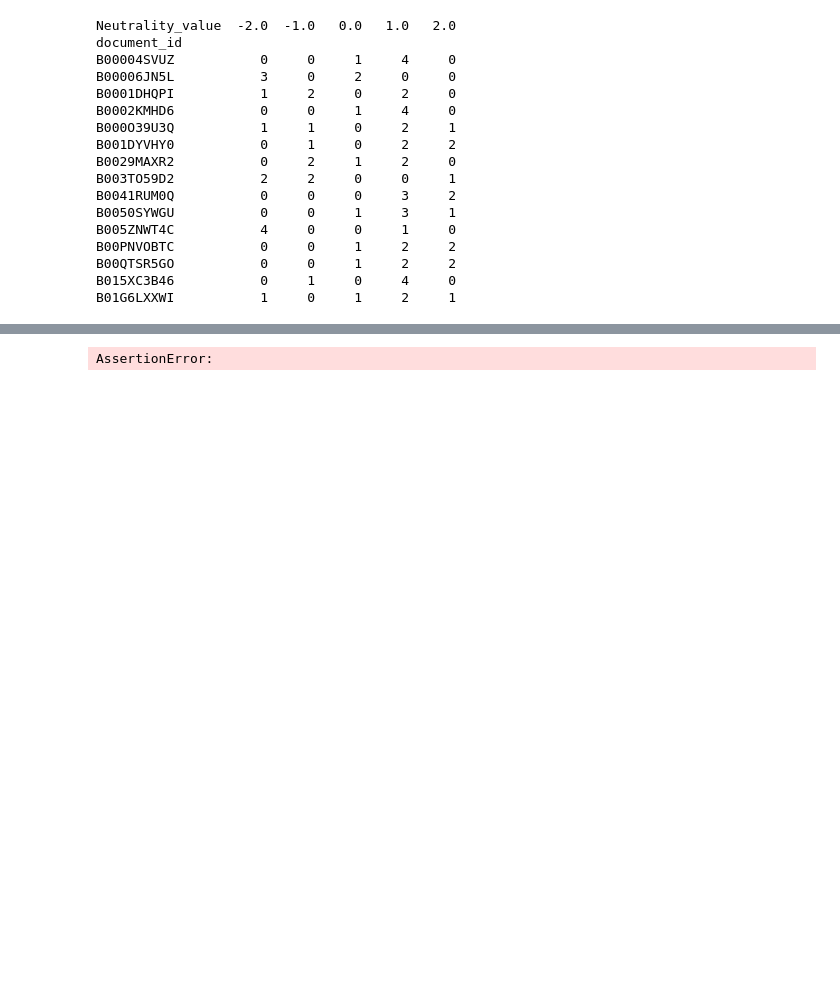
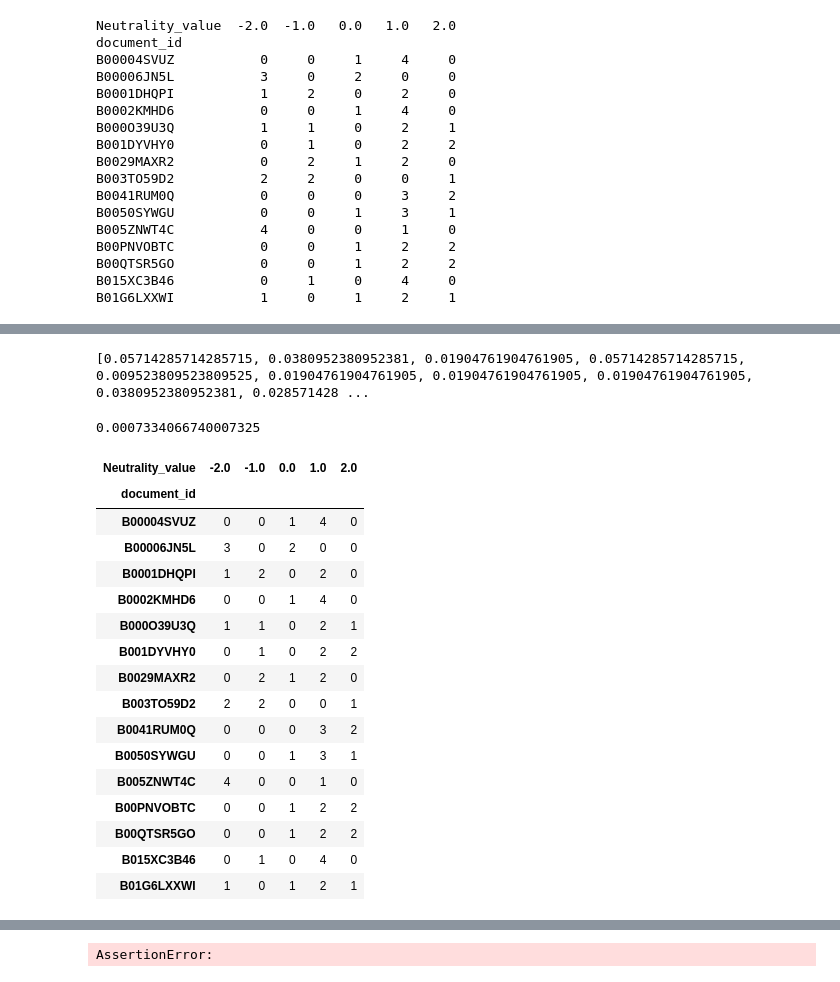
Before and after one commit to gianluca-fava/Project_Crowd_Source, a Jupyter notebook: Analysis.ipynb, the cells around one changed output, grey strips where cells are left out. Saved outputs shown, nothing was run; the diff lists cells and outputs as text; code cells hidden in the pictures; blank space fills up the shorter version.

```diff
--- a/Analysis.ipynb
+++ b/Analysis.ipynb
@@ -173,6 +266,11 @@ df_selected.columns.name = None
 pivot_table = pd.pivot_table(df_selected, index='document_id', columns='Neutrality_value', aggfunc='size', fill_value=0)
 
 print(pivot_table)
+
+pivot_table = pd.DataFrame(pivot_table)
+
+#[6, 4, 2, 6, 1, 2, 2, 2, 4, 3, 6, 2, 2, 6, 1]
+#[0.05714285714285715, 0.0380952380952381, 0.01904761904761905, 0.05714285714285715, 0.009523809523809525, 0.01904761904761905, 0.01904761904761905, 0.01904761904761905, 0.0380952380952381, 0.028571428571428574, 0.05714285714285715, 0.01904761904761905, 0.01904761904761905, 0.05714285714285715, 0.009523809523809525]
 # %% [output]
 Neutrality_value  -2.0  -1.0   0.0   1.0   2.0
 document_id
@@ -216,3 +292,54 @@ B01G6LXXWI                  4
+# %%
+import math
+import statistics
+
+numero_worker = len(pivot_table)
+numero_task = 15
+
+#coppie possibili: 2/m(m-1)
+coppie_possibili = 2/(numero_worker*(numero_worker-1))
+
+pairwise_agreement_list = []
+
+#somma coppie worker-worker sono in accordo: somma dei coefficenti binomiali
+for row in pivot_table.itertuples():
+    valori_documento = list(row[1:])
+    somma_coefficienti = 0
+
+    for i in valori_documento:
+        coefficiente_binomiale = math.comb(i, 2)
+        somma_coefficienti += coefficiente_binomiale
+
+    pairwise_agreement_list.append(somma_coefficienti)
+
+
+#valore del pairwise agreement per ogni colonna
+pairwise_agreement_list = [i * coppie_possibili for i in pairwise_agreement_list]
+
+#Pariwise agreement (P) = media dei valori di pairwise_agreement di ogni colonna
+pairwise_agreement = statistics.mean(pairwise_agreement_list)
+
+
+pairwise_agreement_atteso = []
+
+#calcolo di k di fleiss: somma dei valori per ogni colonna
+for column in pivot_table.columns:
+    somma_valori_colonna = pivot_table[column].sum()
+    pairwise_agreement_atteso.append(somma_valori_colonna)
+
+#dividere ogni somma per numero_task*numero_worker
+pairwise_agreement_atteso = [i / (numero_task*numero_worker) for i in pairwise_agreement_atteso]
+
+#Pairwise agreement atteso (Pe) = somma dei quadrati delle proporzioni di assegnamenti
+pairwise_agreement_atteso = sum([pow(i, 2) for i in pairwise_agreement_atteso])
+
+
+#calcolo della k di Fleiss: P-Pe / 1-Pe
+k = (pairwise_agreement - pairwise_agreement_atteso) / (1 - pairwise_agreement_atteso)
+k
+# %% [output]
+[0.05714285714285715, 0.0380952380952381, 0.01904761904761905, 0.05714285714285715, 0.009523809523809525, 0.01904761904761905, 0.01904761904761905, 0.01904761904761905, 0.0380952380952381, 0.028571428 ...
+0.0007334066740007325
 # %%
 def checkInput(rate, n):
     """
@@ -259,6 +386,28 @@ def fleissKappa(rate,n):
     print("Fleiss' Kappa =", kappa)
 
     return kappa
+# %%
+from pyirr import read_data, kappam_fleiss
+kappam_fleiss(pivot_table, detail=True)
+pivot_table
+# %% [output]
+| Neutrality_value | -2.0 | -1.0 | 0.0 | 1.0 | 2.0 |
+| document_id |  |  |  |  |  |
+| B00004SVUZ | 0 | 0 | 1 | 4 | 0 |
+| B00006JN5L | 3 | 0 | 2 | 0 | 0 |
+| B0001DHQPI | 1 | 2 | 0 | 2 | 0 |
+| B0002KMHD6 | 0 | 0 | 1 | 4 | 0 |
+| B000O39U3Q | 1 | 1 | 0 | 2 | 1 |
+| B001DYVHY0 | 0 | 1 | 0 | 2 | 2 |
+| B0029MAXR2 | 0 | 2 | 1 | 2 | 0 |
+| B003TO59D2 | 2 | 2 | 0 | 0 | 1 |
+| B0041RUM0Q | 0 | 0 | 0 | 3 | 2 |
+| B0050SYWGU | 0 | 0 | 1 | 3 | 1 |
+| B005ZNWT4C | 4 | 0 | 0 | 1 | 0 |
+| B00PNVOBTC | 0 | 0 | 1 | 2 | 2 |
+| B00QTSR5GO | 0 | 0 | 1 | 2 | 2 |
+| B015XC3B46 | 0 | 1 | 0 | 4 | 0 |
+| B01G6LXXWI | 1 | 0 | 1 | 2 | 1 |
 # %%
 from statsmodels.stats.inter_rater import fleiss_kappa
 
```
Also changed, not shown: parts of 5 cells of this notebook.
